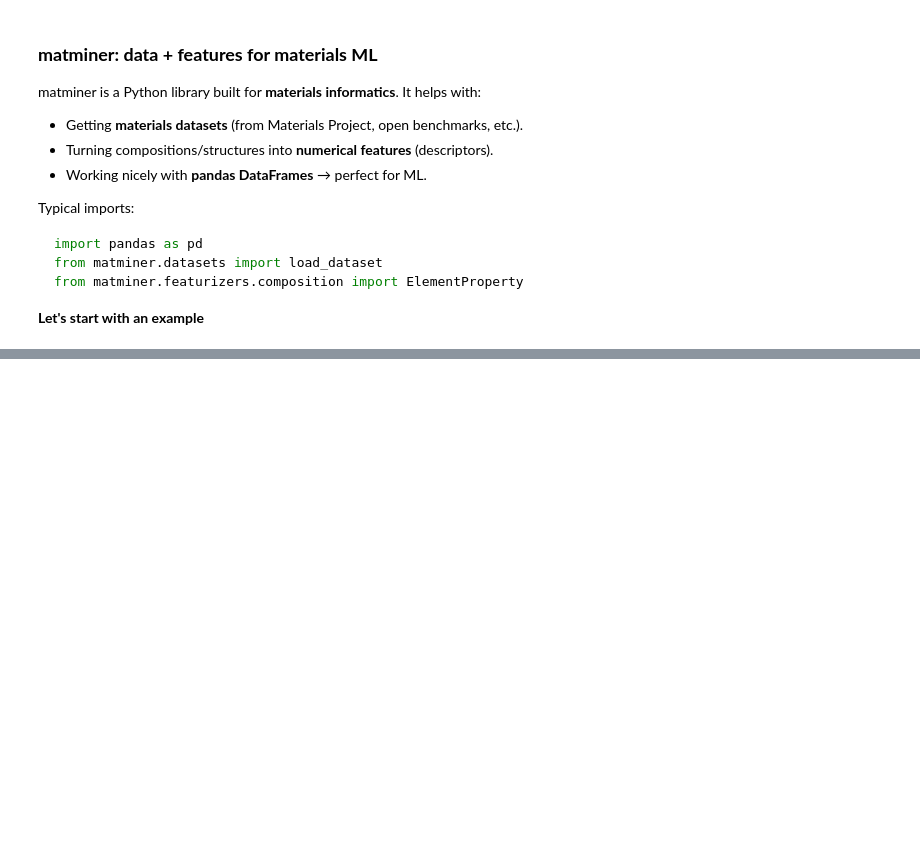
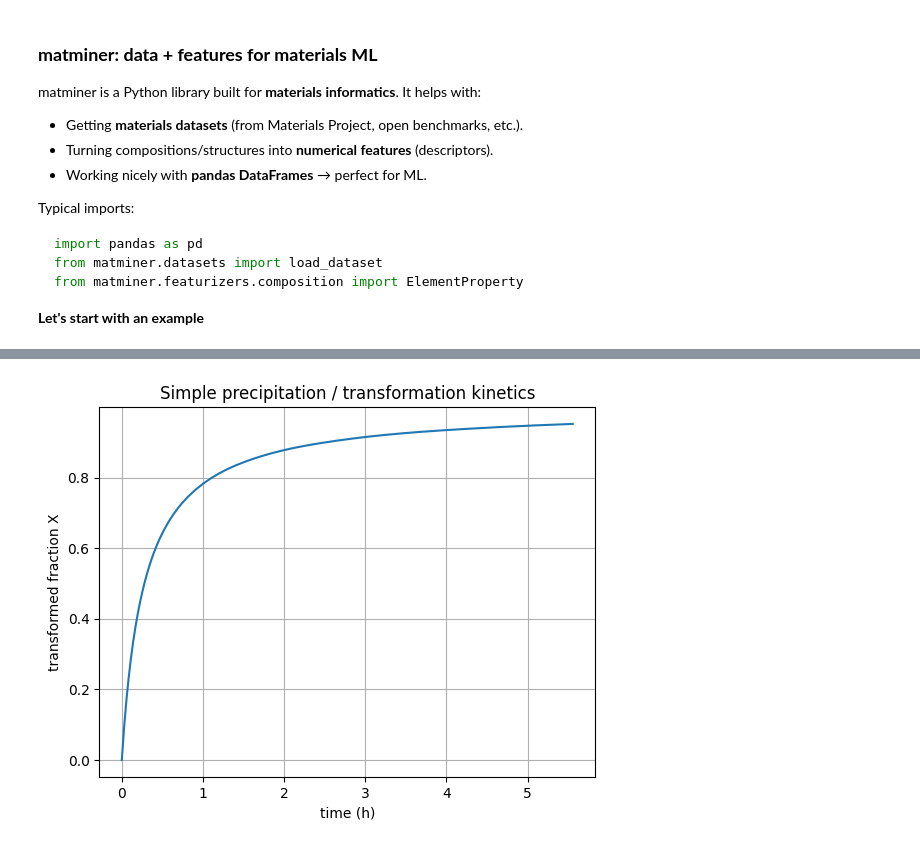
Before and after one commit to DimoA/ML-Mat-MSN, a Jupyter notebook: Notebooks/Why_Python.ipynb, the cells around one changed output, grey strips where cells are left out. Drawn from its saved outputs; the diff is of its cells as text; code cells hidden in the pictures; blank space fills up the shorter version.

```diff
--- a/Notebooks/Why_Python.ipynb
+++ b/Notebooks/Why_Python.ipynb
@@ -829,0 +885,27 @@ plt.show()
+# %%
+
+from scipy.integrate import solve_ivp
+
+# Simple JMAK-like model: dX/dt = k * (1 - X)^n
+# X(t): transformed fraction (e.g. precipitated volume fraction)
+
+k = 1e-3   # 1/s
+n = 2.0
+
+def dXdt(t, X):
+    return k * (1.0 - X)**n
+
+t_span = (0.0, 2e4)      # 0 .. 20000 s
+t_eval = np.linspace(*t_span, 200)
+
+sol = solve_ivp(dXdt, t_span, y0=[0.0], t_eval=t_eval)
+X = sol.y[0]
+
+plt.plot(t_eval/3600, X)
+plt.xlabel("time (h)")
+plt.ylabel("transformed fraction X")
+plt.title("Simple precipitation / transformation kinetics")
+plt.grid(True)
+plt.show()
+# %% [output]
+[figure, added]
```
Also changed, not shown: parts of 3 cells of this notebook.
